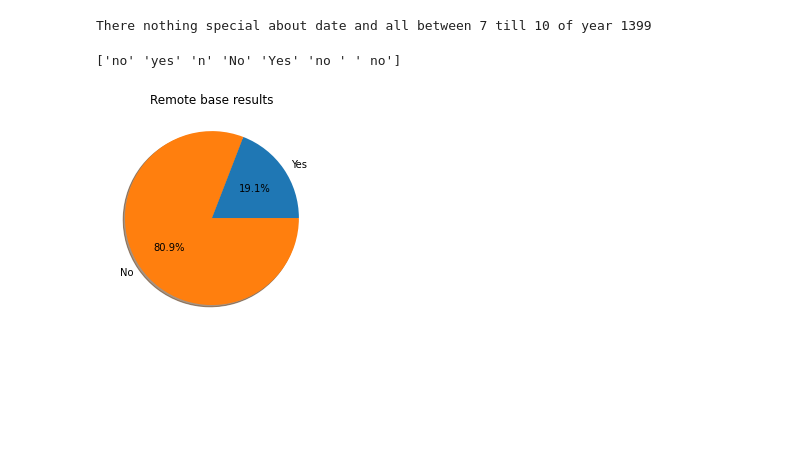
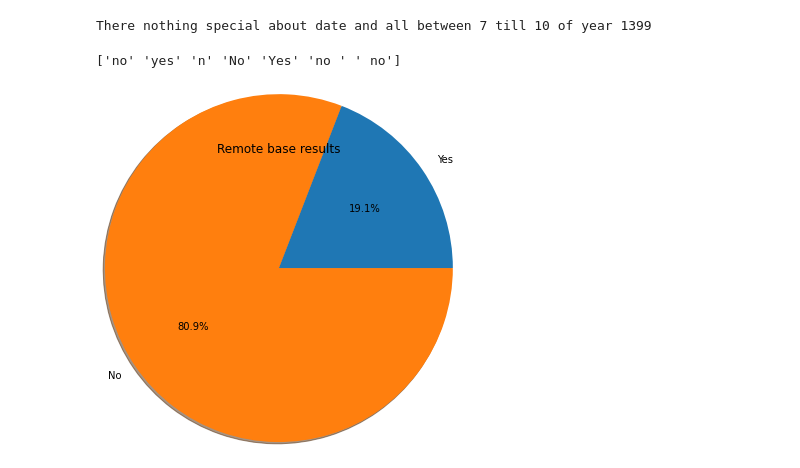
Before and after one commit to AmirCM/FIT_Final_Project, a Jupyter notebook: FIT.ipynb, the cells around one changed output. Saved outputs shown, nothing was run; the diff lists cells and outputs as text; code cells hidden in the pictures; blank space fills up the shorter version.

Commit message:
Basic results and chart created

```diff
--- a/FIT.ipynb
+++ b/FIT.ipynb
@@ -1,5 +1,8 @@
 # %%
 import pandas as pd
+def count_result(ser: pd.Series):
+    return ser.unique(), ser.value_counts()
+
 df = pd.read_excel('datasets/FIT.xlsx', engine='openpyxl')
 df = df.loc[:, :'kyw']
 df.rename(columns={'g': 'name', 'a Type': 'type', 'a Time': 'date'
@@ -102,18 +105,18 @@ print('There nothing special about date and all between 7 till 10 of year 1399')
 # %% [output]
 There nothing special about date and all between 7 till 10 of year 1399
 # %%
-remote = df['remote'].dropna()
-print(remote.unique())
-statistical = remote.value_counts()
+# Here we first clean data and count results
+u, statistical = count_result(df['remote'].dropna())
+print(u)
 no_remote = statistical['no'] + statistical['No'] + statistical[' no'] + statistical['no '] + statistical['n']
 yes_remote = statistical['yes'] + statistical['Yes']
 
 plt.pie([yes_remote, no_remote],
         labels=['Yes', 'No'],
         shadow= True,
-        autopct='%1.1f%%',radius = 1)
+        autopct='%1.1f%%',radius = 2)
 plt.title('Remote base results')
 plt.show()
 # %% [output]
 ['no' 'yes' 'n' 'No' 'Yes' 'no ' ' no']
-[figure, old version]
+[figure, new version]
```
Also changed, not shown: parts of 6 cells of this notebook.
